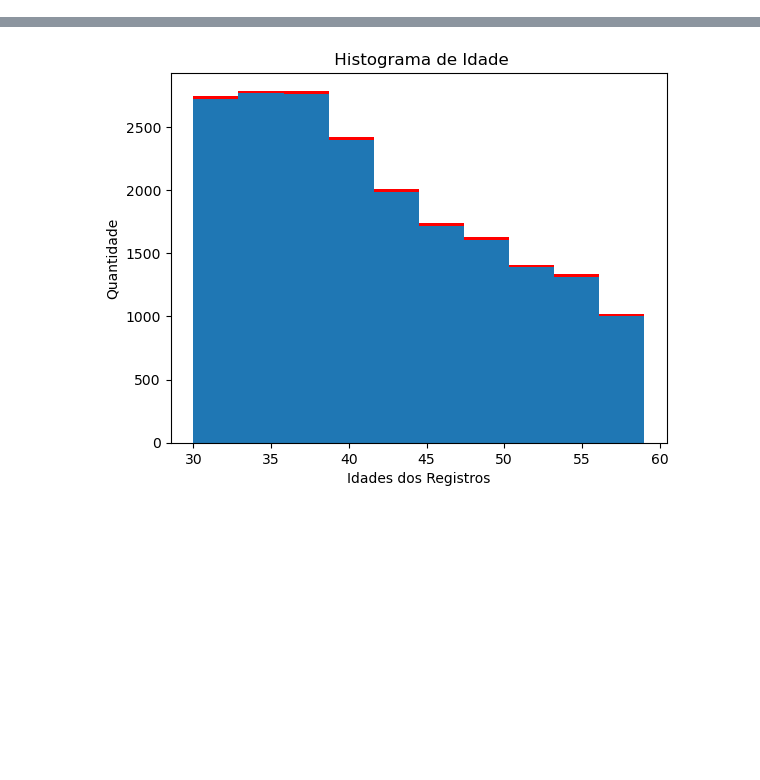
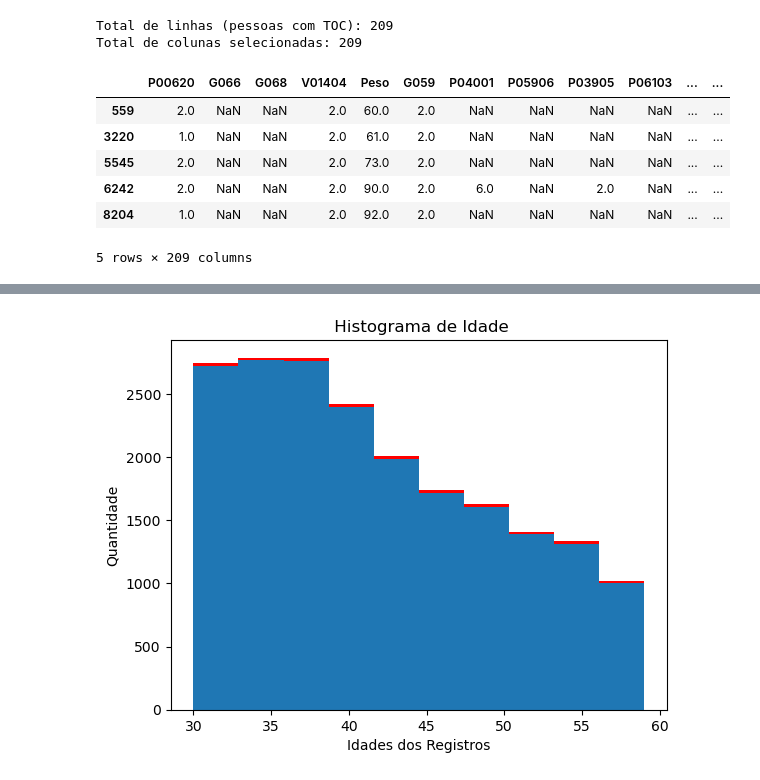
Before and after one commit to ThiagoVenturim/PNS2019_nutrition_toc, a Jupyter notebook: src/ETL.ipynb, the cells around one changed output, grey strips where cells are left out. Cells and saved outputs as stored; diff of their text form; code cells hidden in the pictures; blank space fills up the shorter version.

```diff
--- a/src/ETL.ipynb
+++ b/src/ETL.ipynb
@@ -94,6 +218,29 @@ except Exception as e:
 # df.info()
 # df.describe()
 # %%
-df_toc = df_faixa_etaria[(df_faixa_etaria ["TOC"] == 1) ]
+# 1. Cria o DataFrame apenas com as colunas consolidadas da sua lista val_sel
+df_aplicacao = df_faixa_etaria[val_sel]
+
+# 2. Filtra APENAS os respondentes que têm TOC (TOC == 1) usando o df_aplicacao
+df_toc = df_aplicacao[df_aplicacao["TOC"] == 1]
+
+# 3. Remove as colunas da lista "cols" (outras doenças), se essa for a sua intenção
+# Usamos errors='ignore' para evitar erro caso alguma coluna já não esteja mais lá
+df_toc = df_toc.drop(columns=cols, errors='ignore')
+
+# Visualizar o resultado final
+print(f"Total de linhas (pessoas com TOC): {df_toc.shape[0]}")
+print(f"Total de colunas selecionadas: {df_toc.shape[1]}")
+df_toc.head()
+# %% [output]
+Total de linhas (pessoas com TOC): 209
+Total de colunas selecionadas: 209
+|  | P00620 | G066 | G068 | V01404 | Peso | G059 | P04001 | P05906 | P03905 | P06103 | ... | ... |
+| 559 | 2.0 | NaN | NaN | 2.0 | 60.0 | 2.0 | NaN | NaN | NaN | NaN | ... | ... |
+| 3220 | 1.0 | NaN | NaN | 2.0 | 61.0 | 2.0 | NaN | NaN | NaN | NaN | ... | ... |
+| 5545 | 2.0 | NaN | NaN | 2.0 | 73.0 | 2.0 | NaN | NaN | NaN | NaN | ... | ... |
+| 6242 | 2.0 | NaN | NaN | 2.0 | 90.0 | 2.0 | 6.0 | NaN | 2.0 | NaN | ... | ... |
+| 8204 | 1.0 | NaN | NaN | 2.0 | 92.0 | 2.0 | NaN | NaN | NaN | NaN | ... | ... |
+5 rows × 209 columns
 # %%
 
```
Also changed, not shown: parts of 5 cells of this notebook, 3 other files.
